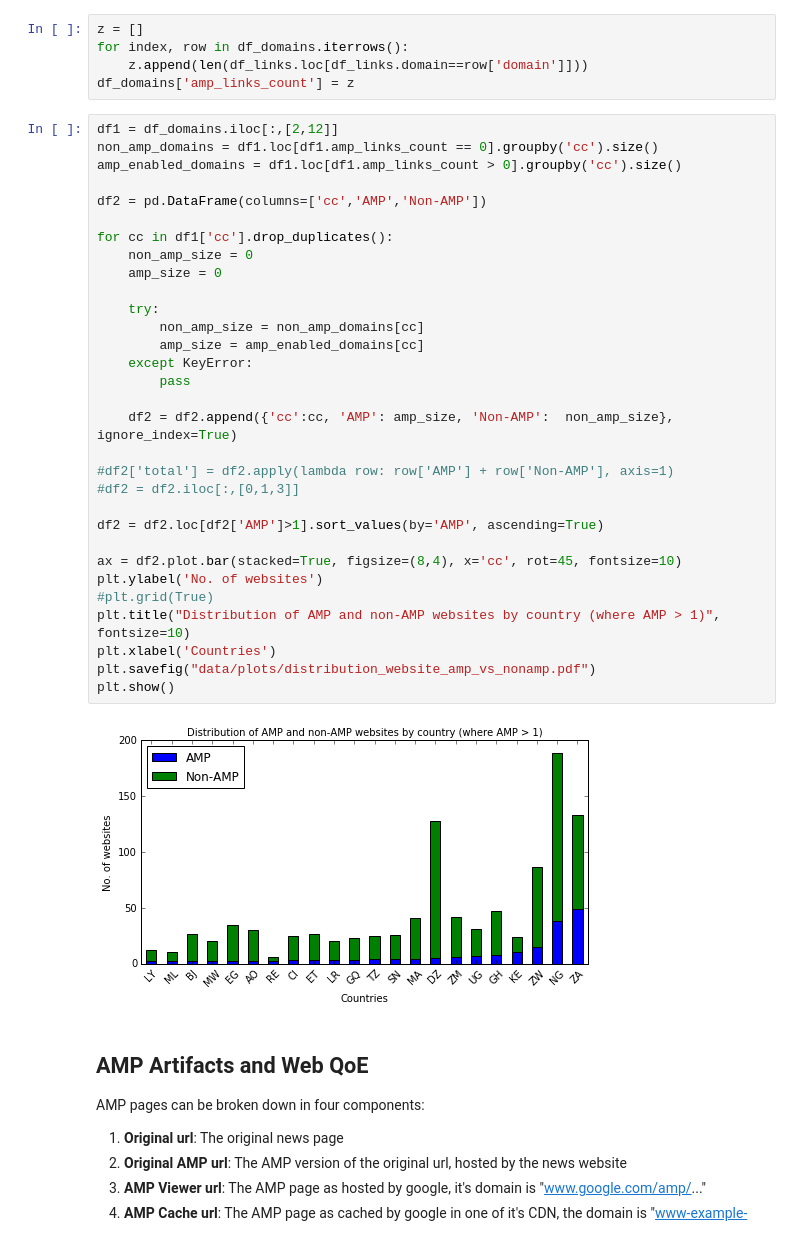
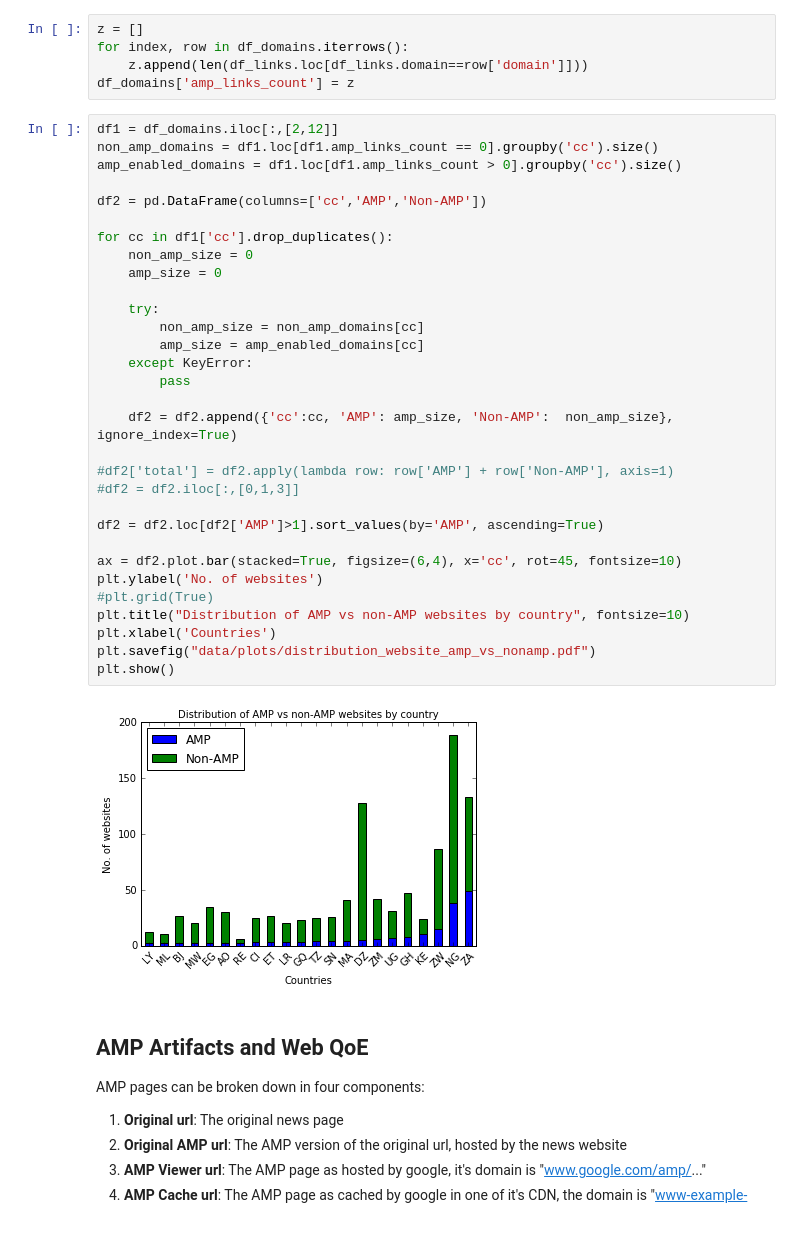
Before and after one commit to AFRINIC-Labs/content-africa-study, a Jupyter notebook: ampproject-study/Data-Analysis.ipynb, the cells around one changed output. Saved outputs shown, nothing was run; the diff lists cells and outputs as text.

```diff
--- a/ampproject-study/Data-Analysis.ipynb
+++ b/ampproject-study/Data-Analysis.ipynb
@@ -26,36 +26,36 @@ df_domains['amp_links_count'] = z
 # %%
 df1 = df_domains.iloc[:,[2,12]]
 non_amp_domains = df1.loc[df1.amp_links_count == 0].groupby('cc').size()
 amp_enabled_domains = df1.loc[df1.amp_links_count > 0].groupby('cc').size()
 
 df2 = pd.DataFrame(columns=['cc','AMP','Non-AMP'])
 
 for cc in df1['cc'].drop_duplicates():
     non_amp_size = 0
     amp_size = 0
 
     try:
         non_amp_size = non_amp_domains[cc]
         amp_size = amp_enabled_domains[cc]
     except KeyError:
         pass
 
     df2 = df2.append({'cc':cc, 'AMP': amp_size, 'Non-AMP':  non_amp_size}, ignore_index=True)
 
 #df2['total'] = df2.apply(lambda row: row['AMP'] + row['Non-AMP'], axis=1)
 #df2 = df2.iloc[:,[0,1,3]]
 
 df2 = df2.loc[df2['AMP']>1].sort_values(by='AMP', ascending=True)
 
-ax = df2.plot.bar(stacked=True, figsize=(8,4), x='cc', rot=45, fontsize=10)
+ax = df2.plot.bar(stacked=True, figsize=(6,4), x='cc', rot=45, fontsize=10)
 plt.ylabel('No. of websites')
 #plt.grid(True)
-plt.title("Distribution of AMP and non-AMP websites by country (where AMP > 1)", fontsize=10)
+plt.title("Distribution of AMP vs non-AMP websites by country", fontsize=10)
 plt.xlabel('Countries')
 plt.savefig("data/plots/distribution_website_amp_vs_nonamp.pdf")
 plt.show()
 # %% [output]
-[figure, old version]
+[figure, new version]
 # %% [markdown]
 ## AMP Artifacts and Web QoE
 AMP pages can be broken down in four components:
```
Also changed, not shown: parts of 6 cells of this notebook, 10 other files.
